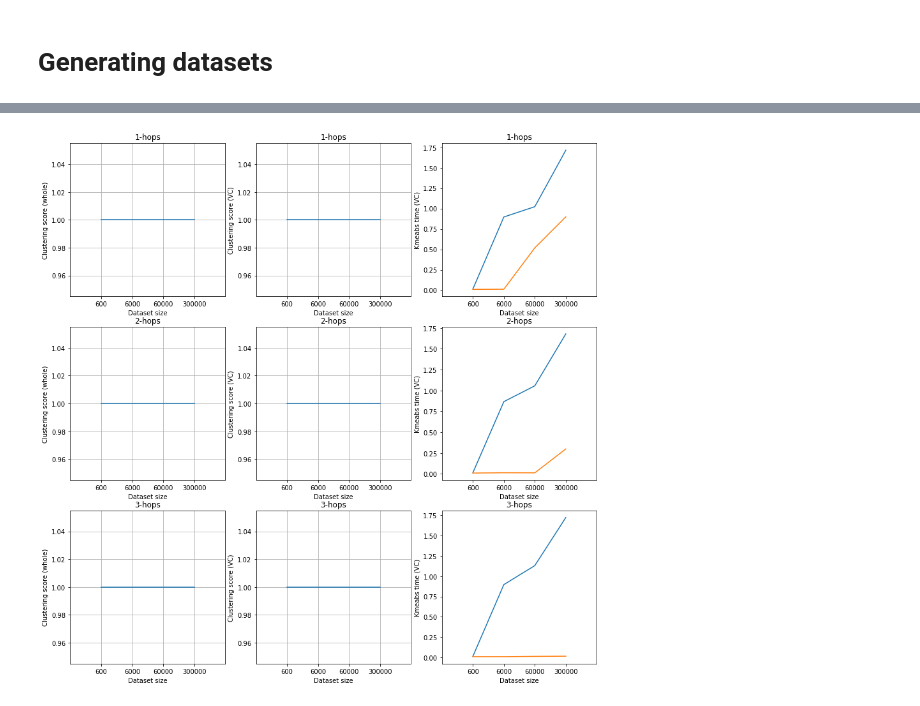
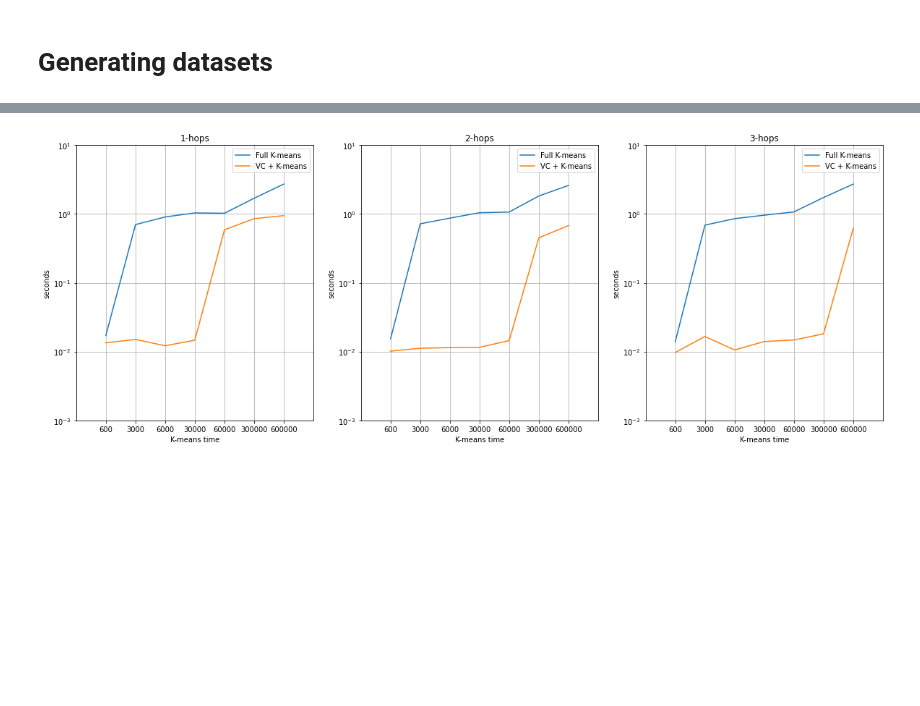
Before and after one commit to Risitop/vertex_cover, a Jupyter notebook: examples/Untitled.ipynb, the cells around one changed output, grey strips where cells are left out. Cells and saved outputs as stored; diff of their text form; code cells hidden in the pictures; blank space fills up the shorter version.

```diff
--- a/examples/Untitled.ipynb
+++ b/examples/Untitled.ipynb
@@ -60,9 +60,3 @@ def plot_datasets(*datasets,
 
     if title is not None:
         plt.title(title, fontsize=titlesize)
-# %%
-X, labels = make_blobs(
-    n_samples=1000*6,
-    n_features=10,
-    centers=6
-)
@@ -83,7 +62,0 @@ indices, distances = knn_search_index.neighbor_graph
-# %%
-rows, cols, data = [], [], []
-for i, ni in enumerate(indices):
-    for j in ni:
-        rows.append(i)
-        cols.append(j)
-        data.append(1)
@@ -100,7 +64,7 @@ scipy.sparse.coo_matrix(
 # Generating datasets
 # %%
 n_clusters = [6]
-n_samples_per_cluster = [100, 500, 1000, 5000, 10000, 50000]
+n_samples_per_cluster = [100, 500, 1000, 5000, 10000, 50000, 100000]
 n_hops = [1, 2, 3]
 dimensions = [10]
 
@@ -180,62 +144,42 @@ VC...
 # %%
-def my_plot(x, y, ylabel="", title=""):
-    plt.plot(np.arange(len(x))+1, y)
+def my_plot(x, y, title="", label=""):
+    plt.plot(np.arange(len(x))+1, y, label=label)
     plt.xticks(np.arange(len(x))+1, x*6)
-    plt.xlabel("Dataset size")
-    plt.ylabel(ylabel)
+    plt.yticks(np.arange(-3,2), ("$10^{%i}$" % i for i in np.arange(-3,2)))
+    plt.xlabel("K-means time")
+    plt.ylabel("seconds")
     plt.xlim(0, len(x)+1)
     plt.title(title)
     plt.grid()
 
-sizes = np.array([100, 1000, 10000, 50000])
-
-plt.figure(figsize=(20,15))
+plt.figure(figsize=(20,7))
 for hop in [1,2,3]:
     results_hop = [
         results[(6,i,10,hop)]
-        for i in sizes
+        for i in n_samples_per_cluster
     ]
-    plt.subplot(3,4,4*hop-3)
+
+    plt.subplot(1,3,hop)
     my_plot(
-        sizes,
+        np.array(n_samples_per_cluster),
         [
-            homogeneity_score(r['labels'], r['assignment'])
+            np.log(r['time_kmeans'])/np.log(10)
             for r in results_hop
         ],
-        ylabel="Clustering score (whole)",
-        title=f"{hop}-hops"
-    )
-
-    plt.subplot(3,4,4*hop-2)
-    my_plot(
-        sizes,
-        [
-            homogeneity_score(r['labels'], r['assignment_vc'])
-            for r in results_hop
-        ],
-        ylabel="Clustering score (VC)",
-        title=f"{hop}-hops"
-    )
-
-    plt.subplot(3,4,4*hop-1)
-    my_plot(
-        sizes,
-        [
-            r['time_kmeans']
-            for r in results_hop
-        ],
-        "K-Means time (Whole)",
-        title=f"{hop}-hops"
+        title=f"{hop}-hops",
+        label="Full K-means"
     )
 
     my_plot(
-        sizes,
+        np.array(n_samples_per_cluster),
         [
-            r['time_kmeans_vc']
+            np.log(r['time_kmeans_vc'])/np.log(10)
             for r in results_hop
         ],
-        "Kmeabs time (VC)",
-        title=f"{hop}-hops"
+        title=f"{hop}-hops",
+        label="VC + K-means"
     )
+    plt.grid()
+    plt.legend()
 # %% [output]
-[figure, old version]
+[figure, new version]
```
Also changed, not shown: parts of 5 cells of this notebook, 1 other file.
